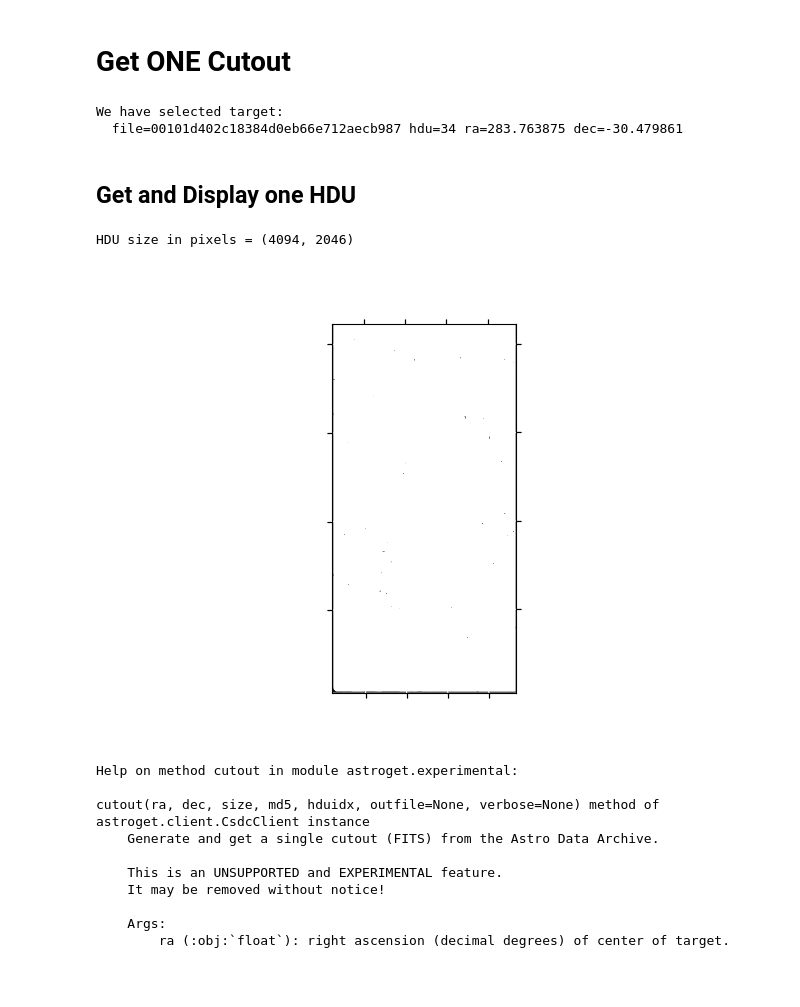
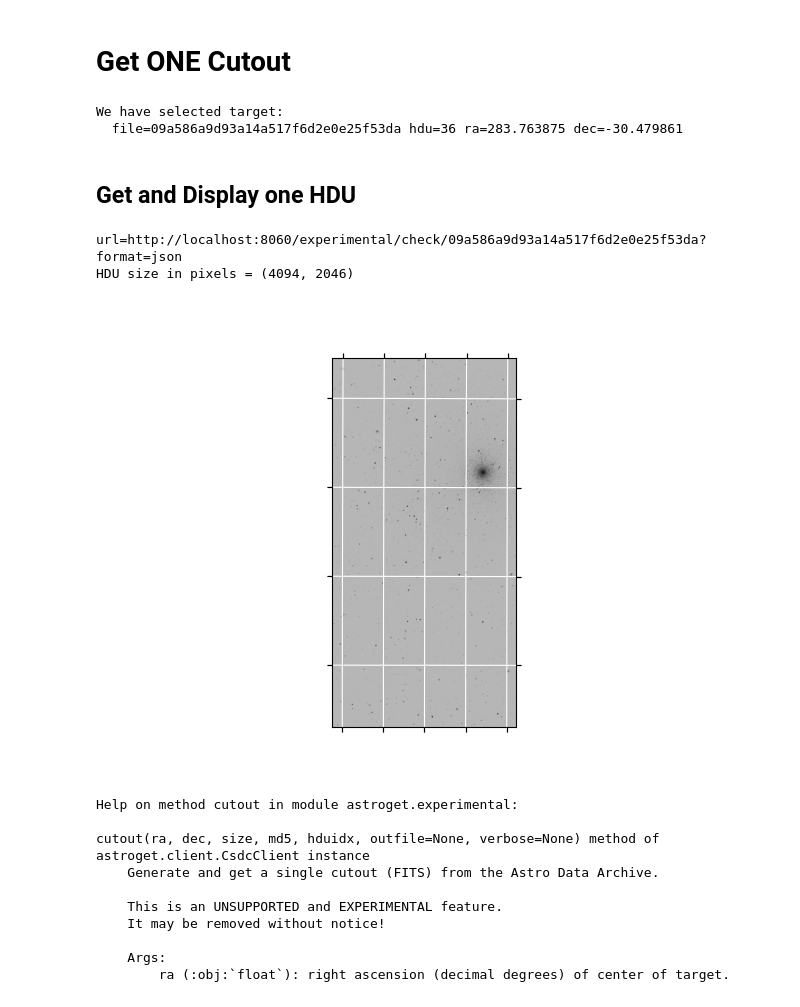
Before and after one commit to NOAO/astroget, a Jupyter notebook: astroget/notebooks/cutouts-examples.ipynb, the cells around one changed output. Cells and saved outputs as stored; diff of their text form; code cells hidden in the pictures.

```diff
--- a/astroget/notebooks/cutouts-examples.ipynb
+++ b/astroget/notebooks/cutouts-examples.ipynb
@@ -100,8 +103,8 @@ print(f'Run started: {str(datetime.now())}')
 # Server used must support client.cutout() methods !!!
 
 #server = 'https://astroarchive.noirlab.edu'     # Public server,HDUs>=408,118,252 Files>=18,731,991
-server = 'https://marsnat1-pat.csdc.noirlab.edu'# Test Server,  HDUs>=26,246,808  Files>=711,608
-#server = 'http://localhost:8060'                # Dev Server,    HDUs>=1,216
+#server = 'https://marsnat1-pat.csdc.noirlab.edu'# Test Server,  HDUs>=26,246,808  Files>=711,608
+server = 'http://localhost:8060'                # Dev Server,    HDUs>=1,216
 
 nbdir = Path('notebook-outfiles')
 nbdir.mkdir(parents=False, exist_ok=True)
@@ -183,36 +184,37 @@ print(f'We have selected target: ')
 print(f'  file={fid} hdu={hduidx} ra={ra} dec={dec}')
 # %% [output]
 We have selected target:
-  file=00101d402c18384d0eb66e712aecb987 hdu=34 ra=283.763875 dec=-30.479861
+  file=09a586a9d93a14a517f6d2e0e25f53da hdu=36 ra=283.763875 dec=-30.479861
 # %% [markdown]
 <a class="anchor" id="gethdu"></a>
 ## Get and Display one HDU
 # %%
 # Display full HDU image specified by target.
 (fid,hduidx,ra,dec) = target
 
 # Make sure archive file is valid.  Normally this will always be true, but we
 # are recovering from a "Mass Storage System" outage.
-assert client.fitscheck(fid)['valid'], f"Invalid FITS file fid={fid}"
+assert client.fitscheck(fid, verbose=True)['valid'], f"Invalid FITS file fid={fid}"
 
 #'https://marsnat1-pat.csdc.noirlab.edu/api/retrieve/09a586a9d93a14a517f6d2e0e25f53da/?hdus=0,37'}
 # Only get Primary and HDU containing our target.
 fname = client.getimage(fid,hdus=[0,hduidx+1])
 header0 = fits.getheader(fname, 0) # hdu0=Primary, hdu1=image
 image_data1, header1 = fits.getdata(fname, 1, header=True) # hdu0=Primary, hdu1=image
 print(f'HDU size in pixels = {image_data1.shape}')
 
 %matplotlib widget
 wcs = WCS(header1)
 plt.subplot(projection=wcs)
 plt.grid(color='white', ls='solid')
 plt.xlabel('Galactic Longitude')
 plt.ylabel('Galactic Latitude')
 plt.imshow(image_data1, origin='lower', cmap='gray_r', norm='log')
 plt.show()
 # %% [output]
+url=http://localhost:8060/experimental/check/09a586a9d93a14a517f6d2e0e25f53da?format=json
 HDU size in pixels = (4094, 2046)
-[figure, old version]
+[figure, new version]
 # %%
 help(client.cutout)
 # %% [output]
```
Also changed, not shown: parts of 52 cells of this notebook, 3 other files.
